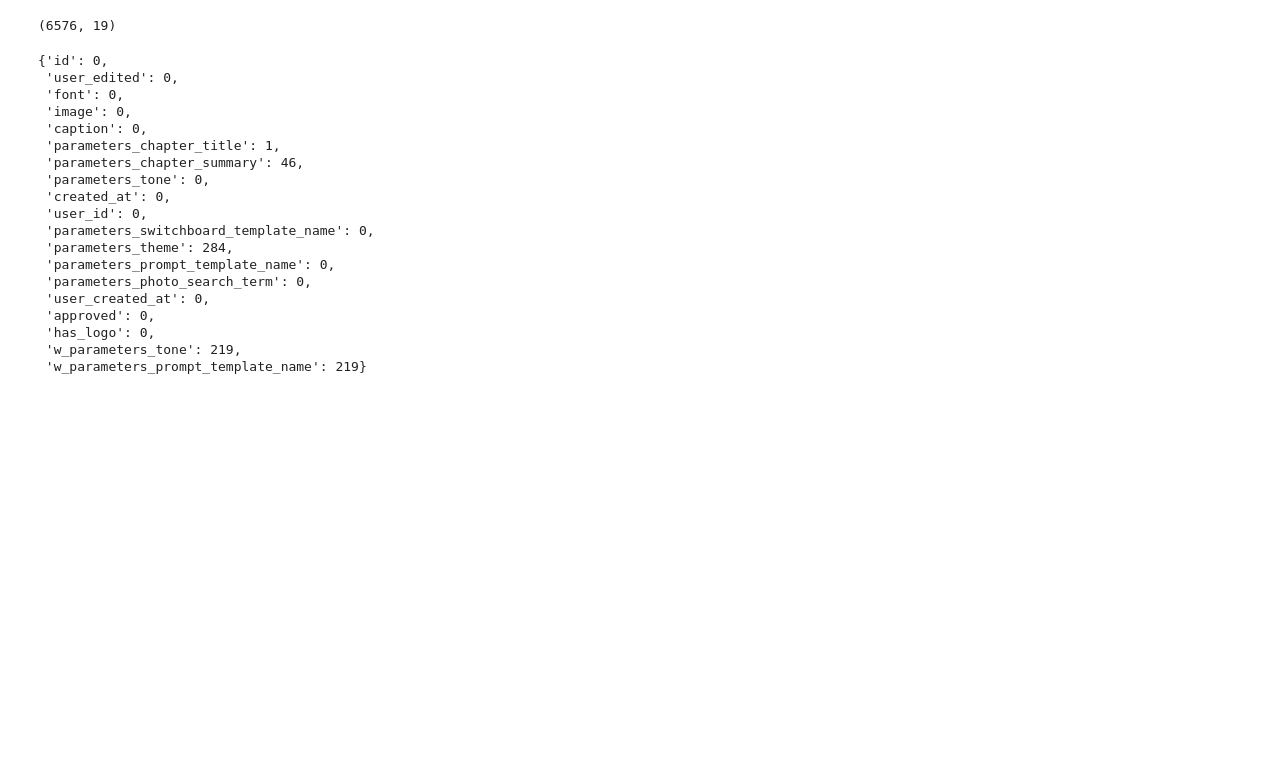
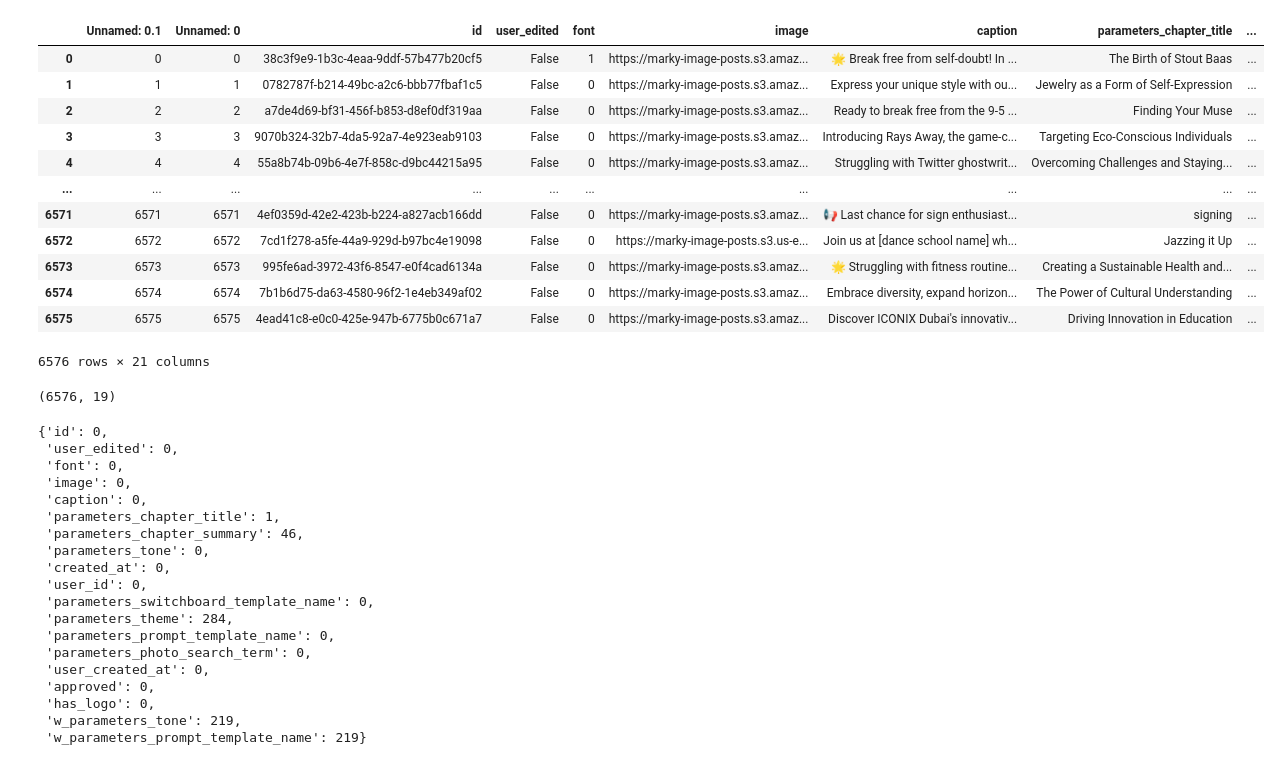
Before and after one commit to tylerpham89/Marky2023, a Jupyter notebook: marky.ipynb, the cells around one changed output. Saved outputs shown, nothing was run; the diff lists cells and outputs as text; code cells hidden in the pictures; blank space fills up the shorter version.

```diff
--- a/marky.ipynb
+++ b/marky.ipynb
@@ -16,7 +16,24 @@ from sklearn.metrics import accuracy_score, classification_report
 
 # df_ben.to_csv('replicated_test.csv', index=False)
 # %%
-df_ben = pd.read_csv('train.csv')
+# df_ben = pd.read_csv('train.csv')
+
+df_test = pd.read_csv('replicated_train.csv')
+df_test
+# %% [output]
+|  | Unnamed: 0.1 | Unnamed: 0 | id | user_edited | font | image | caption | parameters_chapter_title | ... |
+| 0 | 0 | 0 | 38c3f9e9-1b3c-4eaa-9ddf-57b477b20cf5 | False | 1 | https://marky-image-posts.s3.amaz... | 🌟 Break free from self-doubt! In ... | The Birth of Stout Baas | ... |
+| 1 | 1 | 1 | 0782787f-b214-49bc-a2c6-bbb77fbaf1c5 | False | 0 | https://marky-image-posts.s3.amaz... | Express your unique style with ou... | Jewelry as a Form of Self-Expression | ... |
+| 2 | 2 | 2 | a7de4d69-bf31-456f-b853-d8ef0df319aa | False | 0 | https://marky-image-posts.s3.amaz... | Ready to break free from the 9-5 ... | Finding Your Muse | ... |
+| 3 | 3 | 3 | 9070b324-32b7-4da5-92a7-4e923eab9103 | False | 0 | https://marky-image-posts.s3.amaz... | Introducing Rays Away, the game-c... | Targeting Eco-Conscious Individuals | ... |
+| 4 | 4 | 4 | 55a8b74b-09b6-4e7f-858c-d9bc44215a95 | False | 0 | https://marky-image-posts.s3.amaz... | Struggling with Twitter ghostwrit... | Overcoming Challenges and Staying... | ... |
+| ... | ... | ... | ... | ... | ... | ... | ... | ... | ... |
+| 6571 | 6571 | 6571 | 4ef0359d-42e2-423b-b224-a827acb166dd | False | 0 | https://marky-image-posts.s3.amaz... | 📢 Last chance for sign enthusiast... | signing | ... |
+| 6572 | 6572 | 6572 | 7cd1f278-a5fe-44a9-929d-b97bc4e19098 | False | 0 | https://marky-image-posts.s3.us-e... | Join us at [dance school name] wh... | Jazzing it Up | ... |
+| 6573 | 6573 | 6573 | 995fe6ad-3972-43f6-8547-e0f4cad6134a | False | 0 | https://marky-image-posts.s3.amaz... | 🌟 Struggling with fitness routine... | Creating a Sustainable Health and... | ... |
+| 6574 | 6574 | 6574 | 7b1b6d75-da63-4580-96f2-1e4eb349af02 | False | 0 | https://marky-image-posts.s3.amaz... | Embrace diversity, expand horizon... | The Power of Cultural Understanding | ... |
+| 6575 | 6575 | 6575 | 4ead41c8-e0c0-425e-947b-6775b0c671a7 | False | 0 | https://marky-image-posts.s3.amaz... | Discover ICONIX Dubai's innovativ... | Driving Innovation in Education | ... |
+6576 rows × 21 columns
 # %%
 df_main = pd.read_csv('replicated_train.csv')
 
```
Also changed, not shown: 5 other files.
